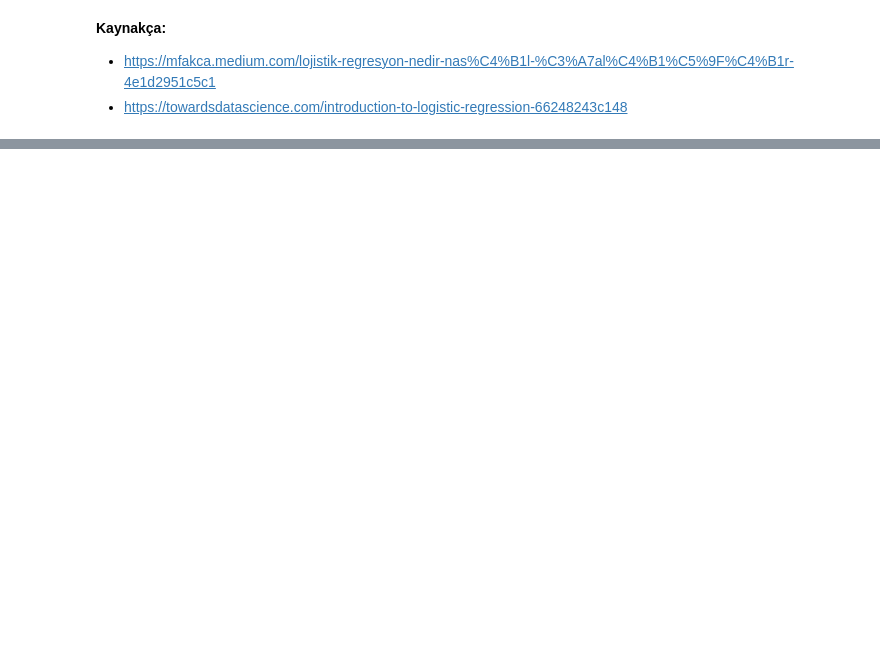
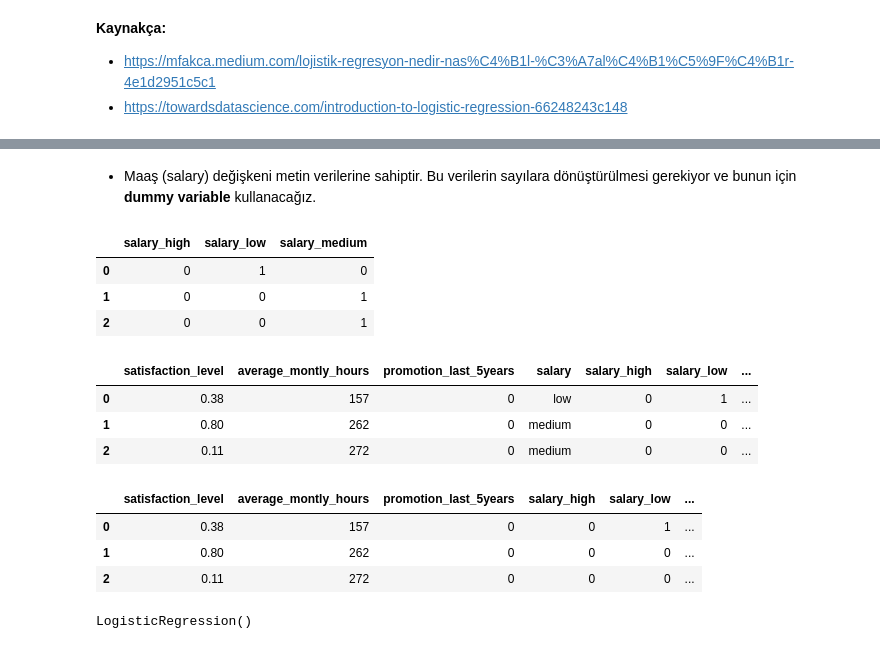
Before and after one commit to SahikaErcan/MachineLearning101, a Jupyter notebook: Logistic Regression.ipynb, the cells around one changed output, grey strips where cells are left out. Drawn from its saved outputs; the diff is of its cells as text; code cells hidden in the pictures; blank space fills up the shorter version.

Commit message:
Logistic Regression
Logistic Regression

```diff
--- a/Logistic Regression.ipynb
+++ b/Logistic Regression.ipynb
@@ -113,0 +161,3 @@ plt.show()
+# %%
+sub_df = df[['satisfaction_level', 'average_montly_hours', 'promotion_last_5years', 'salary']]
+sub_df.head()
@@ -113,0 +171,28 @@ plt.show()
+# %% [markdown]
+* Maaş (salary) değişkeni metin verilerine sahiptir. Bu verilerin sayılara dönüştürülmesi gerekiyor ve bunun için **dummy variable** kullanacağız.
+# %%
+salary_dummies = pd.get_dummies(sub_df.salary, prefix='salary')
+salary_dummies.head(3)
+# %% [output]
+|  | salary_high | salary_low | salary_medium |
+| 0 | 0 | 1 | 0 |
+| 1 | 0 | 0 | 1 |
+| 2 | 0 | 0 | 1 |
+# %%
+df_with_dummies = pd.concat([sub_df, salary_dummies], axis=1)
+df_with_dummies.head(3)
+# %% [output]
+|  | satisfaction_level | average_montly_hours | promotion_last_5years | salary | salary_high | salary_low | ... |
+| 0 | 0.38 | 157 | 0 | low | 0 | 1 | ... |
+| 1 | 0.80 | 262 | 0 | medium | 0 | 0 | ... |
+| 2 | 0.11 | 272 | 0 | medium | 0 | 0 | ... |
+# %%
+# Şimdi metin verisi olan maaş sütununu kaldırmamız gerekiyor.
+
+df_with_dummies.drop('salary', axis=1, inplace=True)
+df_with_dummies.head(3)
+# %% [output]
+|  | satisfaction_level | average_montly_hours | promotion_last_5years | salary_high | salary_low | ... |
+| 0 | 0.38 | 157 | 0 | 0 | 1 | ... |
+| 1 | 0.80 | 262 | 0 | 0 | 0 | ... |
+| 2 | 0.11 | 272 | 0 | 0 | 0 | ... |
@@ -113,0 +206,4 @@ plt.show()
+# %%
+model.fit(X_train, y_train)
+# %% [output]
+LogisticRegression()
```
Also changed, not shown: parts of 31 cells of this notebook, 1 other file.
